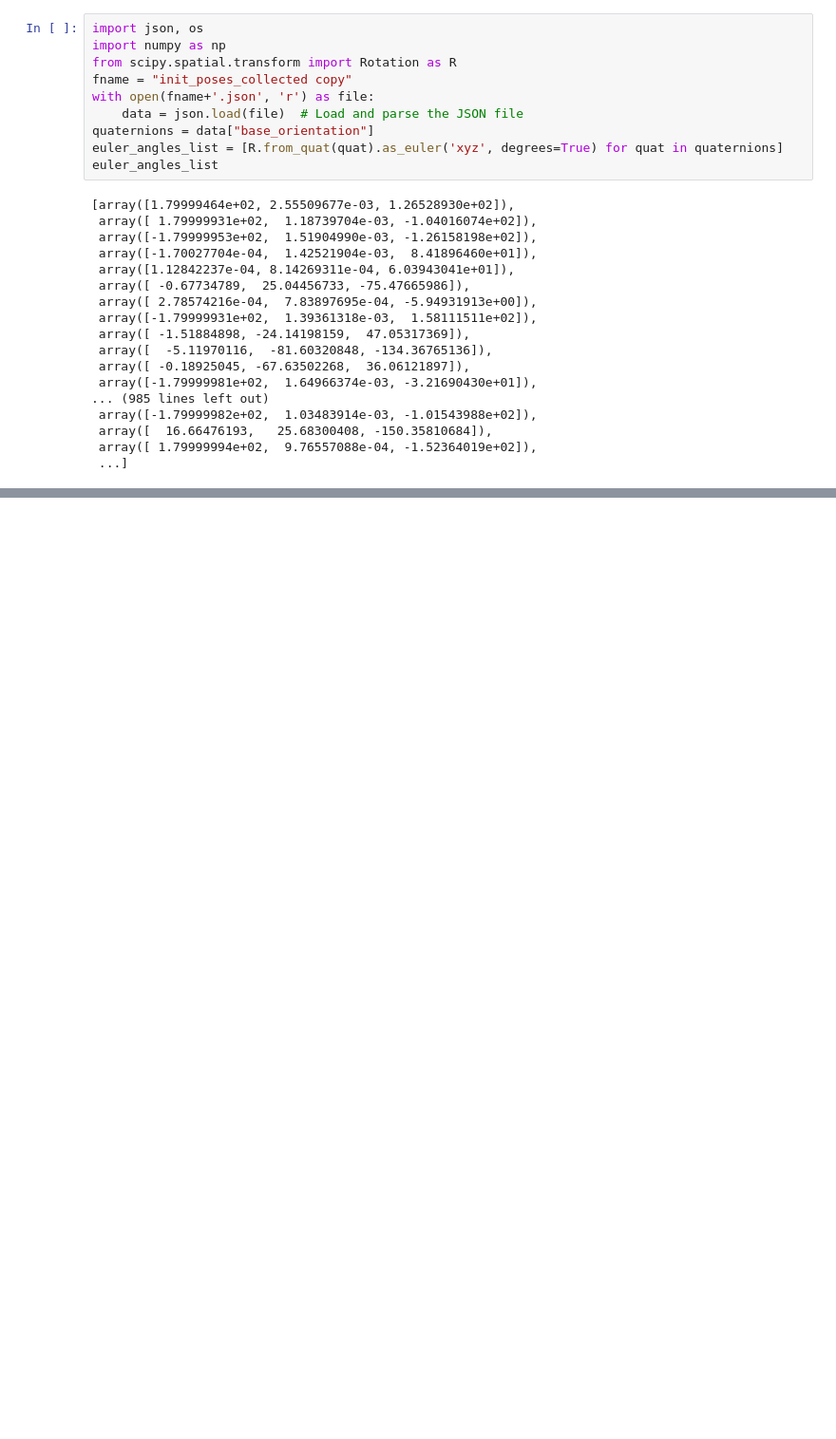
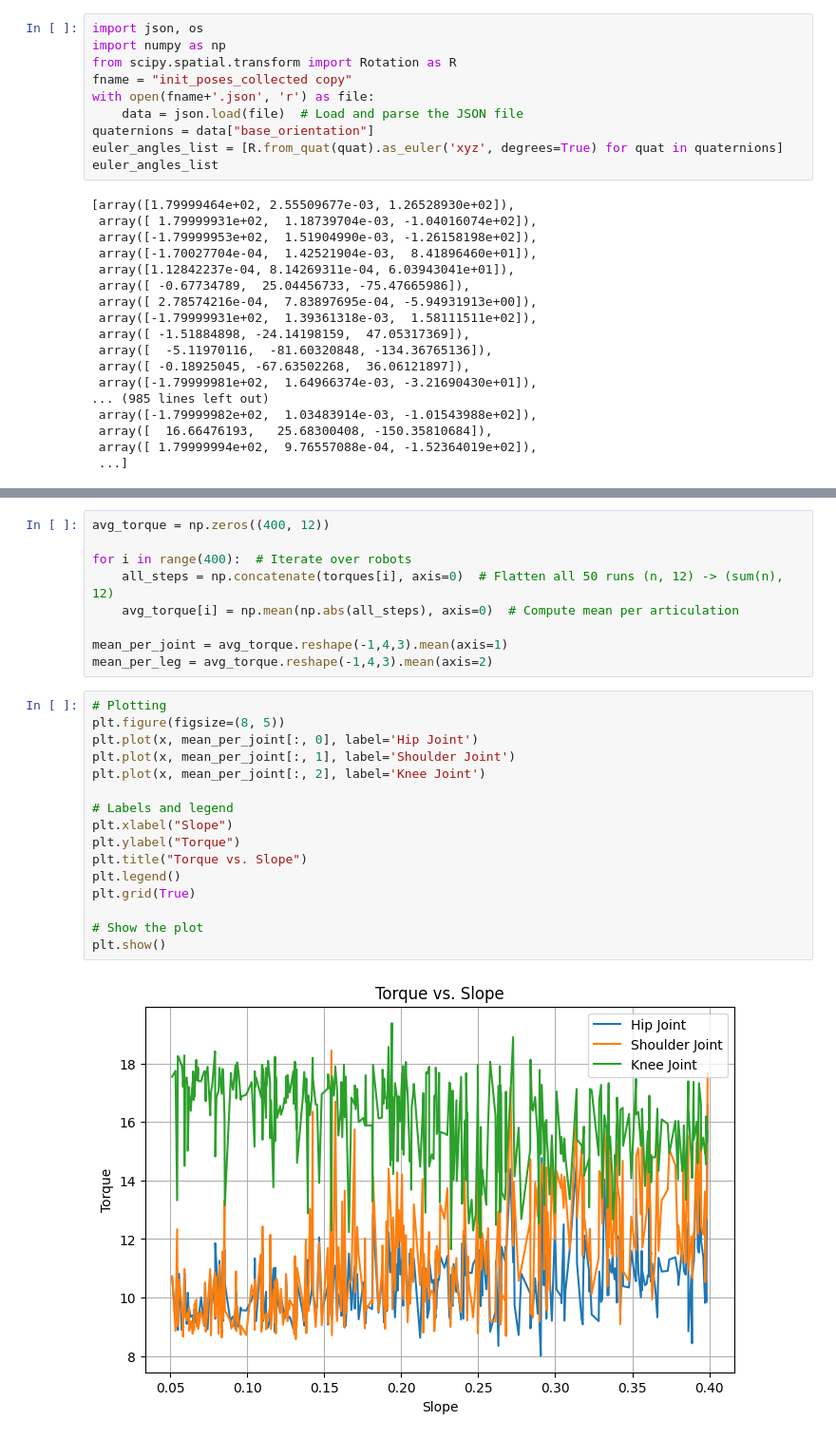
Before and after one commit to JansSolanoVega/legged_gym, a Jupyter notebook: legged_gym/scripts/analysis/plots.ipynb, the cells around one changed output, grey strips where cells are left out. Shown at 95% size. Saved outputs shown, nothing was run; the diff lists cells and outputs as text; blank space fills up the shorter version.

```diff
--- a/legged_gym/scripts/analysis/plots.ipynb
+++ b/legged_gym/scripts/analysis/plots.ipynb
@@ -156,0 +206,27 @@ euler_angles_list
+# %%
+avg_torque = np.zeros((400, 12))
+
+for i in range(400):  # Iterate over robots
+    all_steps = np.concatenate(torques[i], axis=0)  # Flatten all 50 runs (n, 12) -> (sum(n), 12)
+    avg_torque[i] = np.mean(np.abs(all_steps), axis=0)  # Compute mean per articulation
+
+mean_per_joint = avg_torque.reshape(-1,4,3).mean(axis=1)
+mean_per_leg = avg_torque.reshape(-1,4,3).mean(axis=2)
+# %%
+# Plotting
+plt.figure(figsize=(8, 5))
+plt.plot(x, mean_per_joint[:, 0], label='Hip Joint')
+plt.plot(x, mean_per_joint[:, 1], label='Shoulder Joint')
+plt.plot(x, mean_per_joint[:, 2], label='Knee Joint')
+
+# Labels and legend
+plt.xlabel("Slope")
+plt.ylabel("Torque")
+plt.title("Torque vs. Slope")
+plt.legend()
+plt.grid(True)
+
+# Show the plot
+plt.show()
+# %% [output]
+[figure, added]
```
Also changed, not shown: parts of 14 cells of this notebook, 10 other files.
